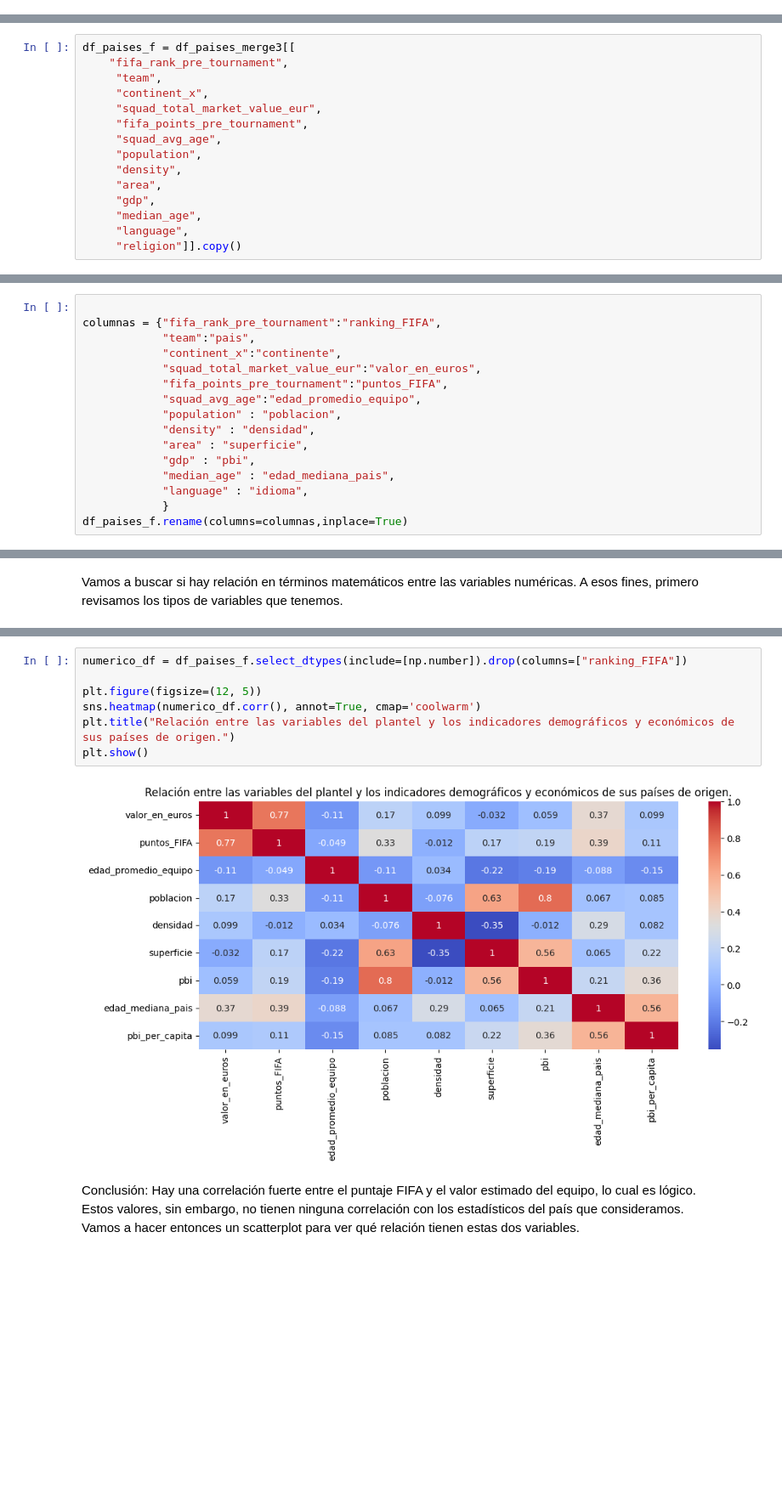
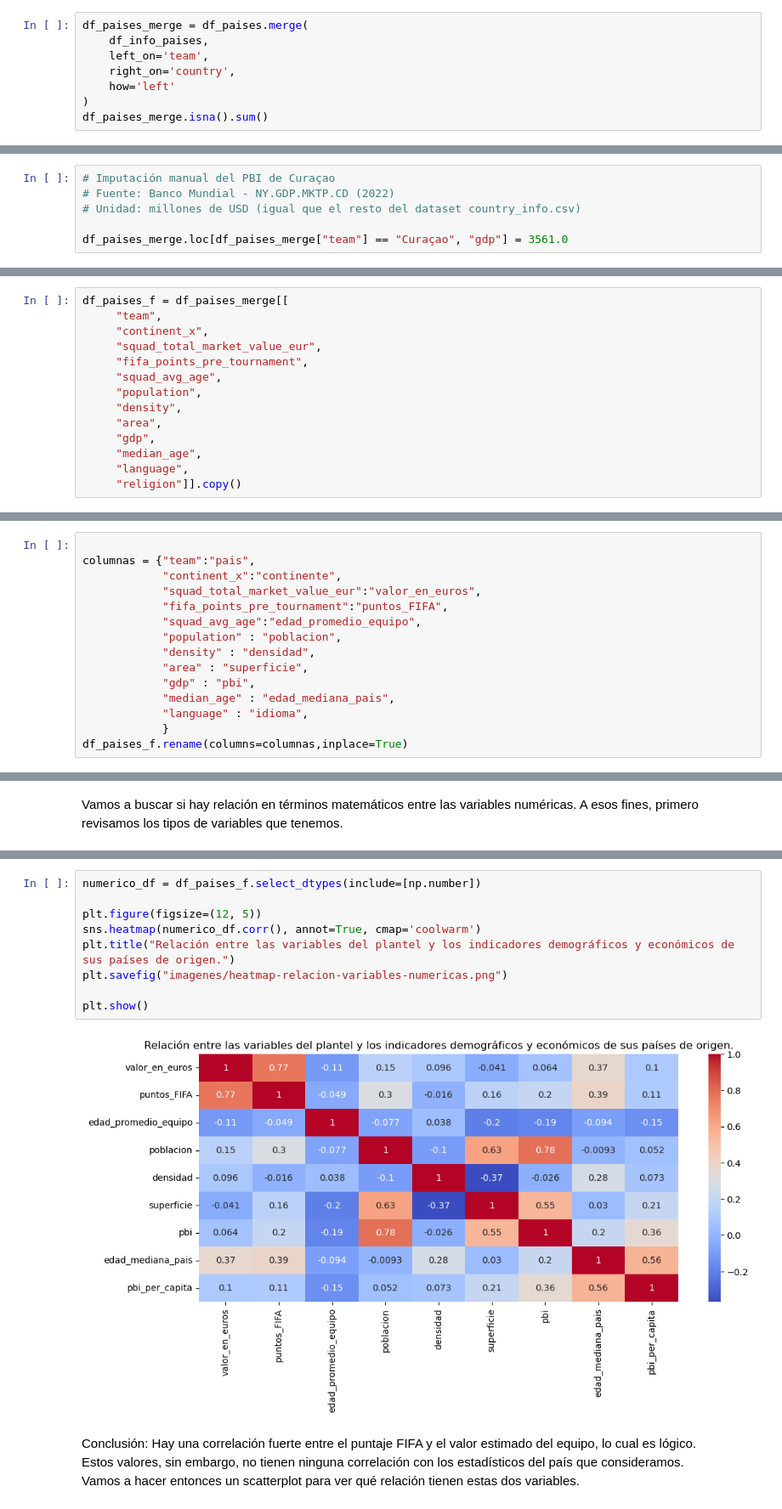
Before and after one commit to gleo1973/tp-laboratorio-mcag-1c2026, a Jupyter notebook: Laboratorio_TP_2026.ipynb, the cells around one changed output, grey strips where cells are left out. Shown at 85% size. Saved outputs shown, nothing was run; the diff lists cells and outputs as text; blank space fills up the shorter version.

```diff
--- a/Laboratorio_TP_2026.ipynb
+++ b/Laboratorio_TP_2026.ipynb
@@ -481,0 +361,8 @@ print(sin_PBI)
+# %%
+df_paises_merge = df_paises.merge(
+    df_info_paises,
+    left_on='team',
+    right_on='country',
+    how='left'
+)
+df_paises_merge.isna().sum()
@@ -481,0 +397,6 @@ print(sin_PBI)
+# %%
+# Imputación manual del PBI de Curaçao
+# Fuente: Banco Mundial - NY.GDP.MKTP.CD (2022)
+# Unidad: millones de USD (igual que el resto del dataset country_info.csv)
+
+df_paises_merge.loc[df_paises_merge["team"] == "Curaçao", "gdp"] = 3561.0
@@ -482,8 +411,7 @@ print(sin_PBI)
 # %% [markdown]
 Teniendo ya toda la información que nos interesa, filtramos para que nos queden las columnas que nos interesan para el análisis.
 # %%
-df_paises_f = df_paises_merge3[[
-    "fifa_rank_pre_tournament",
+df_paises_f = df_paises_merge[[
      "team",
      "continent_x",
      "squad_total_market_value_eur",
@@ -500,8 +428,7 @@ df_paises_f = df_paises_merge3[[
 Armamos un diccionario para renombrar las columnas
 # %%
 
-columnas = {"fifa_rank_pre_tournament":"ranking_FIFA",
-            "team":"pais",
+columnas = {"team":"pais",
             "continent_x":"continente",
             "squad_total_market_value_eur":"valor_en_euros",
             "fifa_points_pre_tournament":"puntos_FIFA",
@@ -544,12 +470,14 @@ Selecionamos solo las columnas con variables numéricas de interés. Excluyo el
 # %%
-numerico_df = df_paises_f.select_dtypes(include=[np.number]).drop(columns=["ranking_FIFA"])
+numerico_df = df_paises_f.select_dtypes(include=[np.number])
 
 plt.figure(figsize=(12, 5))
 sns.heatmap(numerico_df.corr(), annot=True, cmap='coolwarm')
 plt.title("Relación entre las variables del plantel y los indicadores demográficos y económicos de sus países de origen.")
+plt.savefig("imagenes/heatmap-relacion-variables-numericas.png")
+
 plt.show()
 # %% [output]
-[figure, old version]
+[figure, new version]
 # %% [markdown]
 Conclusión: Hay una correlación fuerte entre el puntaje FIFA y el valor estimado del equipo, lo cual es lógico.
 Estos valores, sin embargo, no tienen ninguna correlación con los estadísticos del país que consideramos.
```
Also changed, not shown: parts of 80 cells of this notebook, 5 other files.
